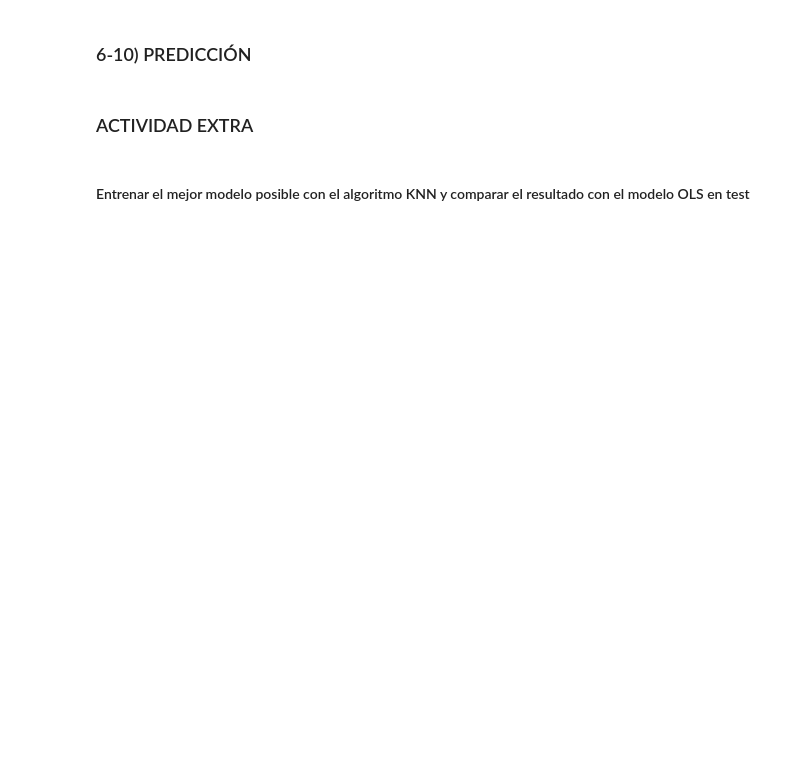
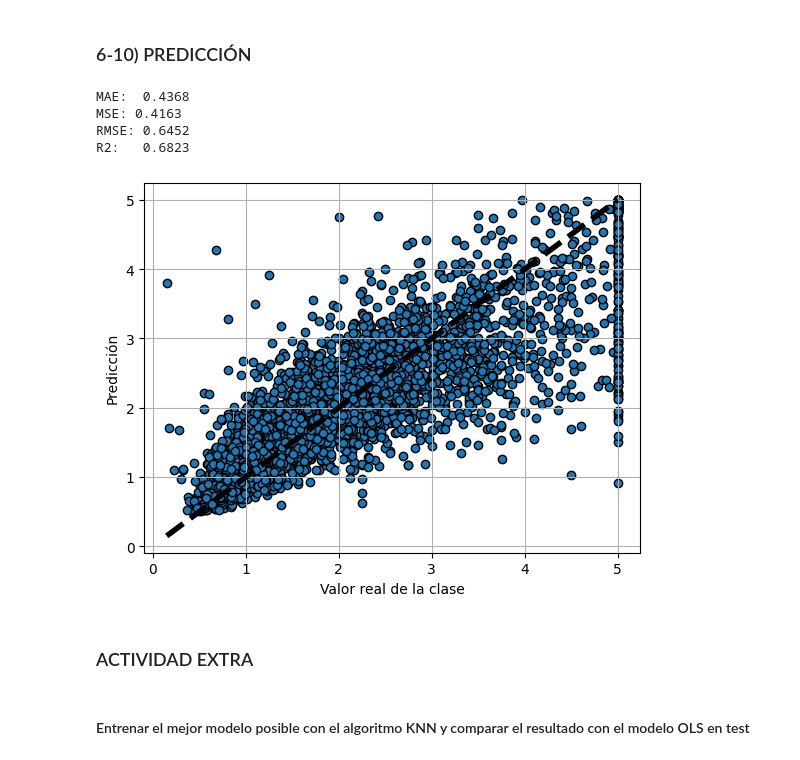
Before and after one commit to muntrans/Aprendizaje_Supervisado, a Jupyter notebook: notebooks_practicas/scripts/tema4/originales/Programa13.Regresion.KNN1.ipynb, the cells around one changed output. Drawn from its saved outputs; the diff is of its cells as text; code cells hidden in the pictures; blank space fills up the shorter version.

```diff
--- a/notebooks_practicas/scripts/tema4/originales/Programa13.Regresion.KNN1.ipynb
+++ b/notebooks_practicas/scripts/tema4/originales/Programa13.Regresion.KNN1.ipynb
@@ -146,17 +174,23 @@ y_pred_test = model.predict(X_test_stdr)
 # %%
 # 10) Evaluación del modelo sobre el conjunto de test
 MAE = metrics.mean_absolute_error(y_testing, y_pred_test)
-MSE = metrics.mean_squared_error(y_testing, y_pred_test, squared=True)
-RMSE = metrics.mean_squared_error(y_testing, y_pred_test, squared=False)
+MSE = metrics.mean_squared_error(y_testing, y_pred_test)
+RMSE = metrics.root_mean_squared_error(y_testing, y_pred_test)
 R2 = metrics.r2_score(y_testing, y_pred_test)
 
 print('MAE:  %.4f' % MAE)
 print('MSE: %.4f' % MSE)
 print('RMSE: %.4f' % RMSE)
 print('R2:   %.4f' % R2)
 
 # Visualización de resultados
 plot_bisectriz(y_testing, y_pred_test)
+# %% [output]
+MAE:  0.4368
+MSE: 0.4163
+RMSE: 0.6452
+R2:   0.6823
+[figure, added]
 # %% [markdown]
 ### ACTIVIDAD EXTRA
 # %% [markdown]
```
Also changed, not shown: parts of 9 cells of this notebook.
